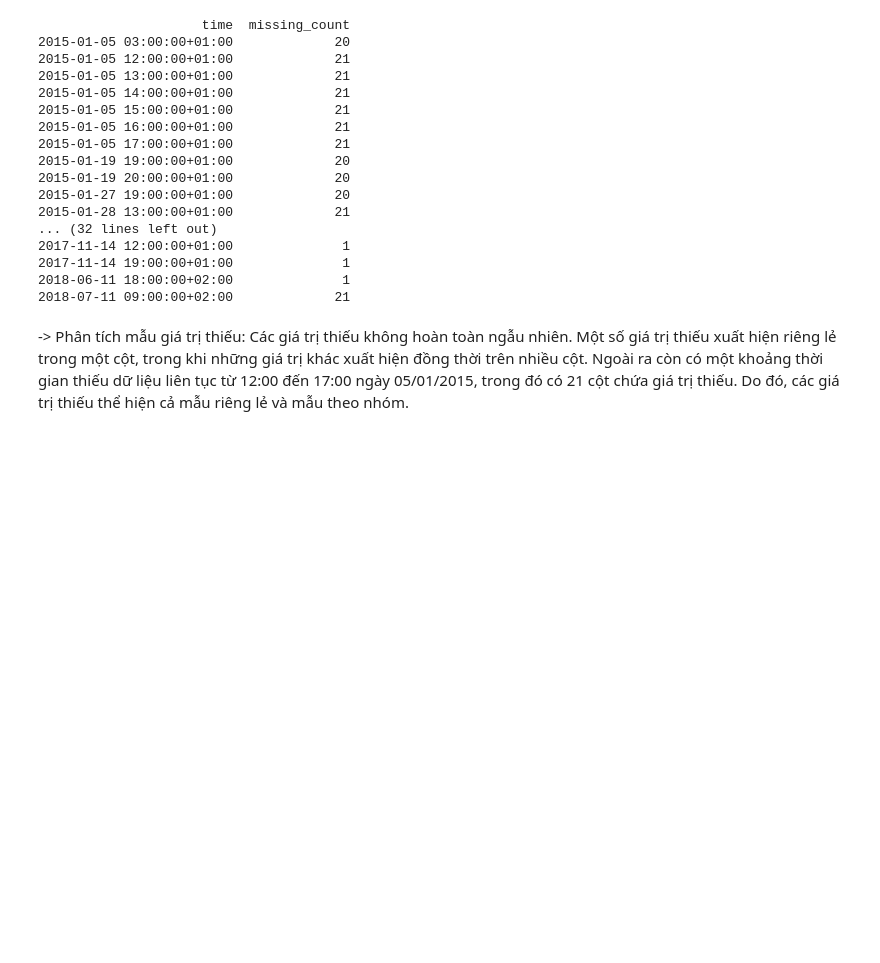
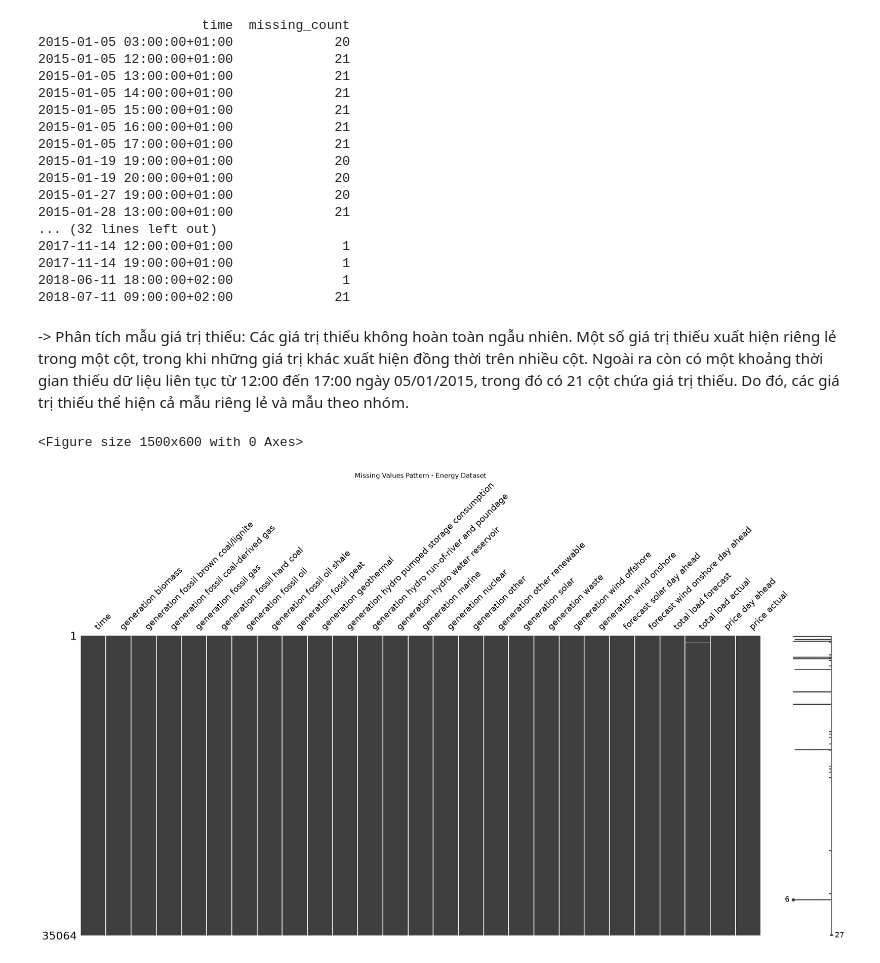
Before and after one commit to nguyenminhhieu108/Assignment_ls2, a Jupyter notebook: main.ipynb, the cells around one changed output. Saved outputs shown, nothing was run; the diff lists cells and outputs as text; code cells hidden in the pictures; blank space fills up the shorter version.

Commit message:
upload full handling missing value

```diff
--- a/main.ipynb
+++ b/main.ipynb
@@ -247,3 +247,14 @@ print(pattern.to_string(index=False))
 2018-07-11 09:00:00+02:00             21
 # %% [markdown]
 -> Phân tích mẫu giá trị thiếu: Các giá trị thiếu không hoàn toàn ngẫu nhiên. Một số giá trị thiếu xuất hiện riêng lẻ trong một cột, trong khi những giá trị khác xuất hiện đồng thời trên nhiều cột. Ngoài ra còn có một khoảng thời gian thiếu dữ liệu liên tục từ 12:00 đến 17:00 ngày 05/01/2015, trong đó có 21 cột chứa giá trị thiếu. Do đó, các giá trị thiếu thể hiện cả mẫu riêng lẻ và mẫu theo nhóm.
+# %%
+# Visualization of missing values pattern ( Missingno matrix)
+plt.figure(figsize=(15, 6))
+
+msno.matrix(energy_check)
+
+plt.title("Missing Values Pattern - Energy Dataset")
+plt.show()
+# %% [output]
+<Figure size 1500x600 with 0 Axes>
+[figure, added]
```
Also changed, not shown: parts of 15 cells of this notebook.
